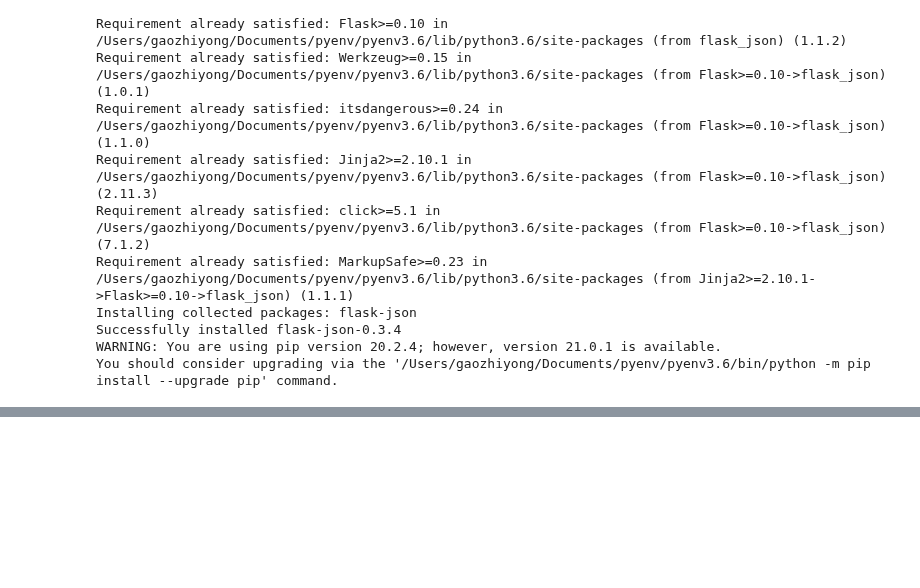
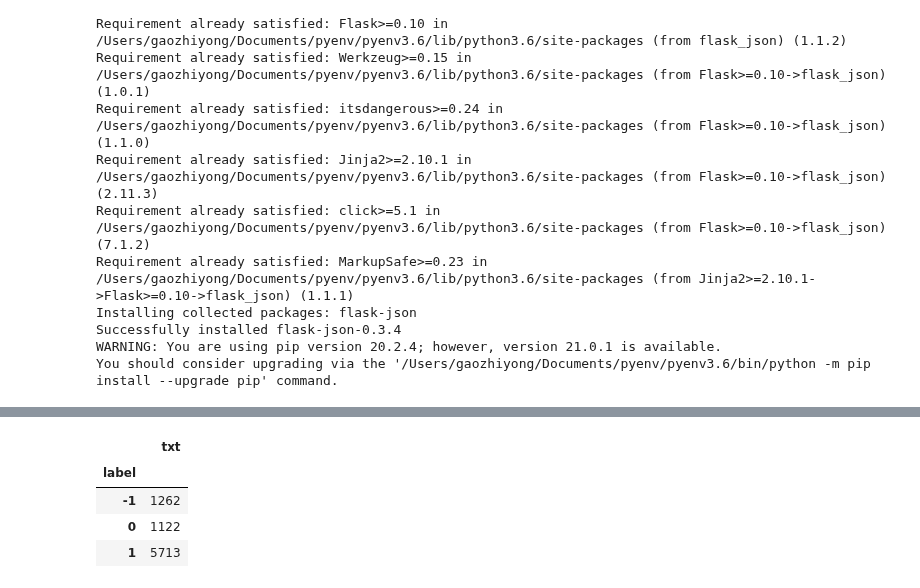
Before and after one commit to OcaenEyes/ML, a Jupyter notebook: TF/未命名.ipynb, the cells around one changed output, grey strips where cells are left out. Cells and saved outputs as stored; diff of their text form; code cells hidden in the pictures; blank space fills up the shorter version.

```diff
--- a/TF/未命名.ipynb
+++ b/TF/未命名.ipynb
@@ -159,0 +202,8 @@ You should consider upgrading via the '/Users/gaozhiyong/Documents/pyenv/pyenv3.
+# %%
+df.groupby("label").count()
+# %% [output]
+|  | txt |
+| label |  |
+| -1 | 1262 |
+| 0 | 1122 |
+| 1 | 5713 |
```
Also changed, not shown: parts of 12 cells of this notebook, 50 other files.
